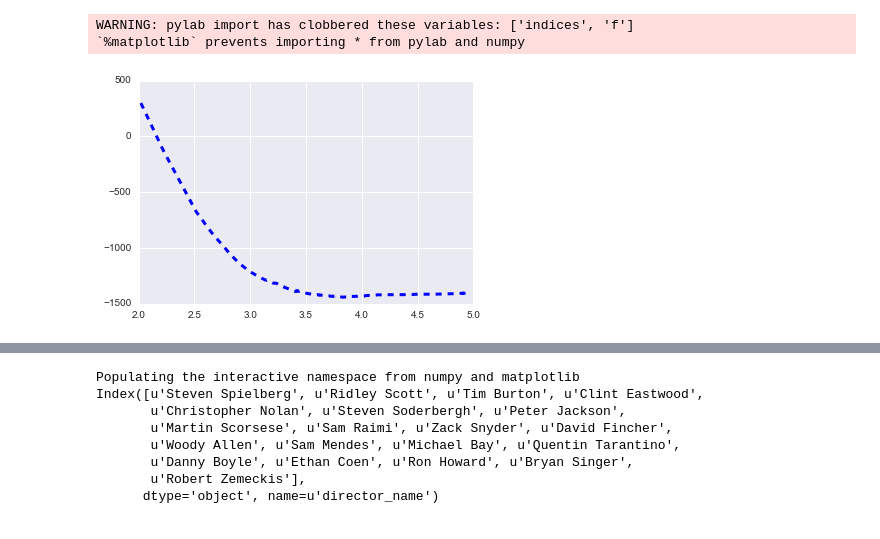
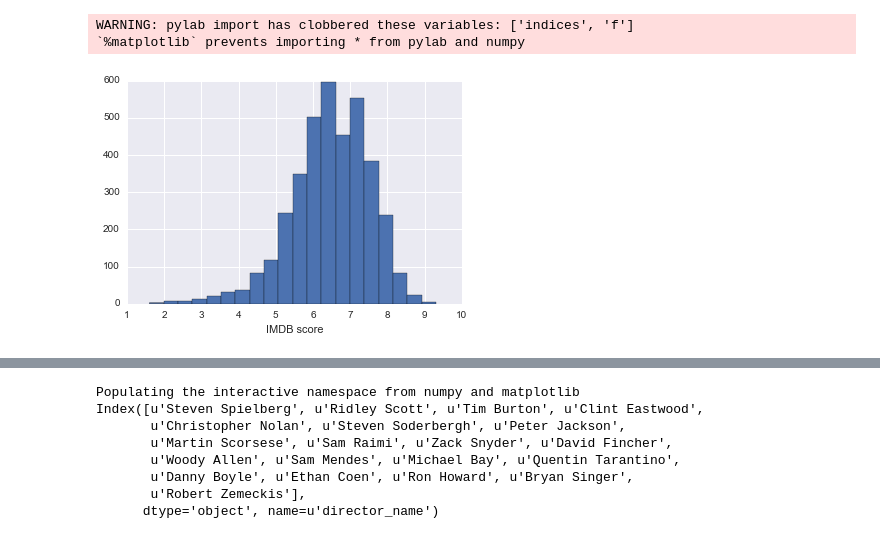
Before and after one commit to kauser-cse-buet/DataScienceProject, a Jupyter notebook: Data_Science_Final_Project.ipynb, the cells around one changed output, grey strips where cells are left out. Drawn from its saved outputs; the diff is of its cells as text; code cells hidden in the pictures.

```diff
--- a/Data_Science_Final_Project.ipynb
+++ b/Data_Science_Final_Project.ipynb
@@ -8,7 +8,7 @@ from sklearn.linear_model import Lasso, LinearRegression, LassoLarsIC
 from sklearn.feature_extraction.text import TfidfVectorizer
 from sklearn import metrics, preprocessing, cross_validation
 from sklearn.feature_selection import SelectFromModel
-from sklearn.cross_validation import train_test_split
+from sklearn.cross_validation import train_test_split, cross_val_score
 from sklearn.preprocessing import MinMaxScaler
 from sklearn.decomposition import PCA
 import seaborn as sns
@@ -29,10 +29,14 @@ imdb_movie['profit'] = imdb_movie['gross'] - imdb_movie['budget']
 
 print len(imdb_movie)
 
+##################################
 #Plotting histogram for imdb_score
+##################################
+
 imdb_score = imdb_movie['imdb_score']
-# plt.hist(imdb_score,bins=20)
-# plt.show()
+plt.hist(imdb_score,bins=20)
+plt.xlabel('IMDB score')
+plt.show()
 
 list_fig = ['director_facebook_likes','gross','num_voted_users','num_critic_for_reviews','num_user_for_reviews','budget',\
             'movie_facebook_likes','duration','actor_3_facebook_likes','actor_1_facebook_likes','actor_2_facebook_likes',\
@@ -42,9 +46,10 @@ data,target = Preprocessor.getX_y(targetColumn='imdb_score',featureColumns=list_
 targetcol = 'imdb_score'
 
 data,target = scaler(data,target)
-# print target
 
-# #Correlation Plot
+###################
+#Correlation Plot
+###################
 # corr = data.select_dtypes(include = ['float64', 'int64']).iloc[:, 1:].corr()
 # plt.figure(figsize=(12, 12))
 # sns.heatmap(corr, vmax=1, square=True)
@@ -53,7 +58,10 @@ data,target = scaler(data,target)
 
 xtrain, xtest, ytrain, ytest = train_test_split(data,target,train_size=0.75)
 
+###########################################
 #First step: Using Simple Linear Regression
+###########################################
+
 model = LinearRegression()
 model.fit(xtrain,ytrain)
 pred = model.predict(xtest)
@@ -61,7 +69,10 @@ mse = np.mean((pred - ytest) ** 2)
 print 'Minimum Square Error', mse
 print 'R-Square:', model.score(xtest,ytest)
 
-# #Scatter plots
+###############
+# Scatter plots
+###############
+
 # plt.figure(figsize=(7,10))
 # for i in range(len(list_fig)):
 #     plt.subplot(8,2,i+1)
@@ -70,6 +81,10 @@ print 'R-Square:', model.score(xtest,ytest)
 # plt.tight_layout()
 # plt.show()
 
+for i in list_fig:
+    corre = np.corrcoef(imdb_movie[i],imdb_movie['imdb_score'])
+    print 'correlation with', i , 'is:', corre[0][1]
+
 #------------------------------------------------
 imdb_movie_dir = imdb_movie[imdb_movie['director_facebook_likes']==0]
 print 'In the movie data,',imdb_movie_dir.shape[0],'out of', imdb_movie.shape[0],'directors_facebook_like are 0'
@@ -77,8 +92,11 @@ print 'In the movie data,',imdb_movie_dir.shape[0],'out of', imdb_movie.shape[0]
 imdb_movie_ml = imdb_movie[imdb_movie['movie_facebook_likes']==0]
 print 'In the movie data,',imdb_movie_ml.shape[0],'out of', imdb_movie.shape[0],'movie_facebook_like are 0'
 
+#############################################
 #Second Step: Removing Few Numerical Features
-remove_list = ['director_facebook_likes','movie_facebook_likes','cast_total_facebook_likes']
+#############################################
+
+remove_list = ['director_facebook_likes','movie_facebook_likes']
 for rm in remove_list:
     list_fig.remove(rm)
 
@@ -96,9 +114,9 @@ mse2 = np.mean((pred - ytest) ** 2)
 print 'Minimum Square Error with few numeric', mse2
 print 'R-Square with few numeric:', model_2.score(xtest,ytest)
 
-#------------------------------------------------
-
+###############################################
 #Third step: Including text/categorical feature
+###############################################
 
 vectorizer = TfidfVectorizer(tokenizer=token)
 genre = vectorizer.fit_transform(imdb_movie['genres'])
@@ -115,7 +133,7 @@ c_list = ["c_"+ i for i in vectorizer_c.get_feature_names()]
 new_data = np.hstack([data.ix[:,list_fig],genre.todense(),pk.todense(),c.todense()])
 new_coeff_list = list_fig+genres_list+pk_list+c_list
 
-xtrain, xtest, ytrain, ytest = train_test_split(new_data,target,train_size=0.75)
+xtrain, xtest, ytrain, ytest = train_test_split(new_data,target,train_size=0.5)
 
 model_3 = LinearRegression()
 model_3.fit(xtrain,ytrain)
@@ -124,7 +142,18 @@ mse3 = np.mean((pred - ytest) ** 2)
 print 'Minimum Square Error with numeric+text', mse3
 print 'R-Square with numeric+text:', model_3.score(xtest,ytest)
 
-#--------------------------------------------------
+plt.figure(figsize=(7,5))
+
+plt.subplot(221)
+plt.scatter(pred , ytest)
+plt.title("Simple Linear Regression")
+plt.xlabel("fitted value")
+plt.ylabel("actual value")
+
+####################################
+#Using LASSO Regression
+####################################
+
 list_fig = ['director_facebook_likes','gross','num_voted_users','num_critic_for_reviews','num_user_for_reviews','budget',\
             'movie_facebook_likes','duration','actor_3_facebook_likes','actor_1_facebook_likes','actor_2_facebook_likes',\
            'cast_total_facebook_likes','facenumber_in_poster','profit']
@@ -161,30 +190,55 @@ aic_m = LassoLarsIC(criterion='aic')
 aic_m.fit(xtrain, ytrain)
 alphas_ = aic_m.alphas_
 criterion_ = aic_m.criterion_
-plt.plot(-np.log10(alphas_), criterion_, '--', color='b',
-             linewidth=3)
-plt.show()
+# plt.subplot(224)
+# plt.plot(-np.log10(alphas_), criterion_, '--', color='b',
+#              linewidth=3)
+# plt.show()
 print aic_m.alpha_
 
 model_L = Lasso(alpha=aic_m.alpha_)
 model_L.fit(xtrain,ytrain)
 ypred = model_L.predict(xtest)
-mse2 = np.sqrt(np.sum((ypred - ytest) ** 2))
+score = cross_val_score(model_L, new_data, target,cv=5)
+mse2 = (np.mean((ypred - ytest) ** 2))
 rsq = model_L.score(xtest,ytest)
-print 'good: ',ypred.shape
+
 print 'Rsq Lasso: ', rsq
-mse2
+print 'CV score for LASSO: ',np.mean(score)
+
+########################################
+#Using Random Forest Regression
+########################################
 
 rf = RandomForestRegressor()
 rf.fit(xtrain, ytrain)
+scores = cross_val_score(rf,new_data,target,cv=5)
+print 'CV score for RF: ',np.mean(scores)
 pred_rf = rf.predict(xtest)
 mse4 = np.mean((pred_rf - ytest) ** 2)
-print 'Random Forest: ',mse4
 rsq1 = rf.score(xtest,ytest)
+print 'R square for RF: ', rsq1
+
+
+plt.subplot(222)
+plt.scatter(ypred,ytest)
+plt.title("LASSO Regression")
+plt.xlabel("fitted value")
+plt.ylabel("actual value")
+
+plt.subplot(223)
+plt.scatter(pred_rf, ytest)
+plt.title("Random Forest Regression")
+plt.xlabel("fitted value")
+plt.ylabel("actual value")
+
+
+#####################################
+#Find to 10 predictors
+#####################################
 indices = np.argsort(rf.feature_importances_)[::-1]
 top10 = indices[0:10]
 
-print 'Rsq RF: ', rsq1
 f=[]
 for i in top10:
     f.append(new_coeff_list[i])
@@ -208,3 +250,3 @@ R-Square with numeric+text: 0.425456947025
 WARNING: pylab import has clobbered these variables: ['indices', 'f']
 `%matplotlib` prevents importing * from pylab and numpy
-[figure, old version]
+[figure, new version]
```
Also changed, not shown: parts of 4 cells of this notebook, 13 other files.
